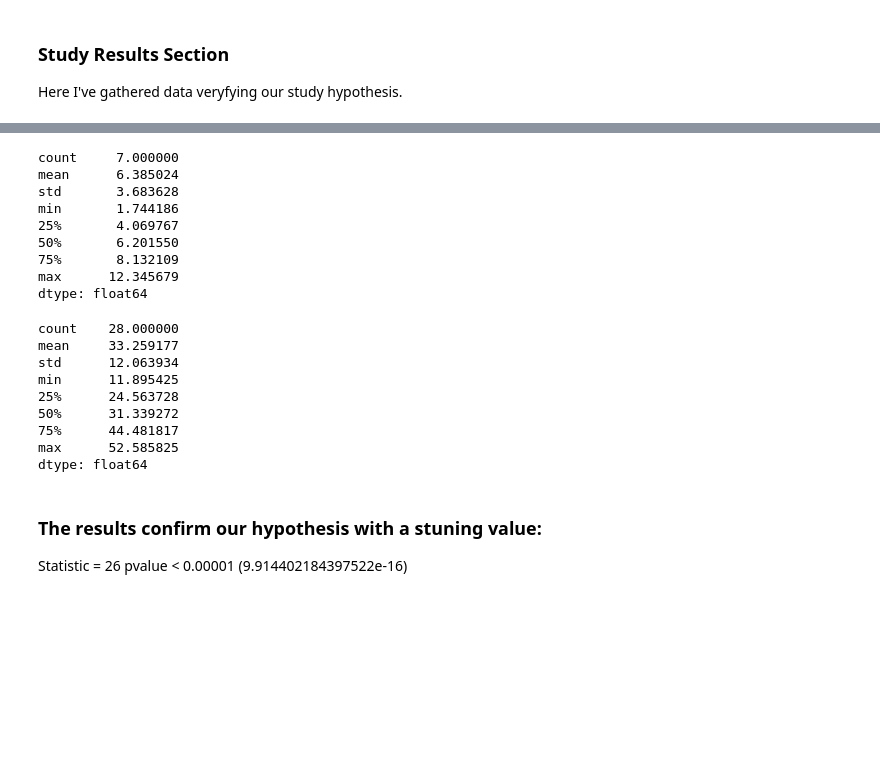
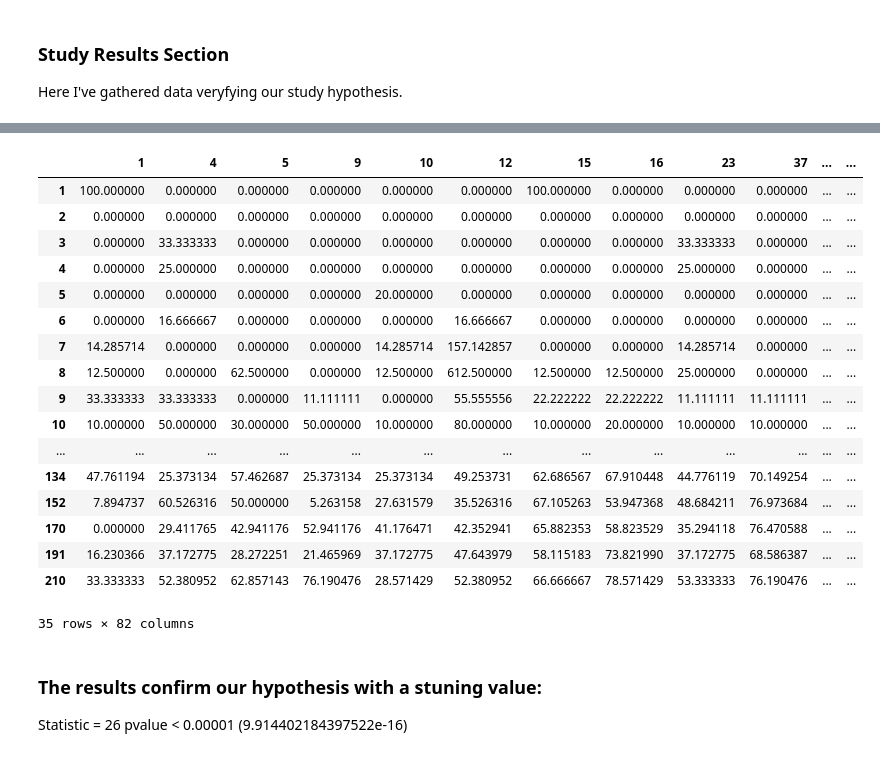
Before and after one commit to LazyDart/The-Discrimination-of-Visual-Number-2022, a Jupyter notebook: Discrimination of Visual Number 2022.ipynb, the cells around one changed output, grey strips where cells are left out. Saved outputs shown, nothing was run; the diff lists cells and outputs as text; code cells hidden in the pictures; blank space fills up the shorter version.

Commit message:
File Update with minor changes to Data
-Removed invalid answers

```diff
--- a/Discrimination of Visual Number 2022.ipynb
+++ b/Discrimination of Visual Number 2022.ipynb
@@ -200,27 +202,26 @@ E1 = percerr.loc[8:210]
-# %%
-E0.describe()
-# %% [output]
-count     7.000000
-mean      6.385024
-std       3.683628
-min       1.744186
-25%       4.069767
-50%       6.201550
-75%       8.132109
-max      12.345679
-dtype: float64
-# %%
-E1.describe()
-# %% [output]
-count    28.000000
-mean     33.259177
-std      12.063934
-min      11.895425
-25%      24.563728
-50%      31.339272
-75%      44.481817
-max      52.585825
-dtype: float64
+# %%
+percerr2 = pd.DataFrame([(100*np.absolute((numbers[scissors].loc[i]-i))/i) for i in numbers.index], indexes)
+# %%
+percerr2
+# %% [output]
+|  | 1 | 4 | 5 | 9 | 10 | 12 | 15 | 16 | 23 | 37 | ... | ... |
+| 1 | 100.000000 | 0.000000 | 0.000000 | 0.000000 | 0.000000 | 0.000000 | 100.000000 | 0.000000 | 0.000000 | 0.000000 | ... | ... |
+| 2 | 0.000000 | 0.000000 | 0.000000 | 0.000000 | 0.000000 | 0.000000 | 0.000000 | 0.000000 | 0.000000 | 0.000000 | ... | ... |
+| 3 | 0.000000 | 33.333333 | 0.000000 | 0.000000 | 0.000000 | 0.000000 | 0.000000 | 0.000000 | 33.333333 | 0.000000 | ... | ... |
+| 4 | 0.000000 | 25.000000 | 0.000000 | 0.000000 | 0.000000 | 0.000000 | 0.000000 | 0.000000 | 25.000000 | 0.000000 | ... | ... |
+| 5 | 0.000000 | 0.000000 | 0.000000 | 0.000000 | 20.000000 | 0.000000 | 0.000000 | 0.000000 | 0.000000 | 0.000000 | ... | ... |
+| 6 | 0.000000 | 16.666667 | 0.000000 | 0.000000 | 0.000000 | 16.666667 | 0.000000 | 0.000000 | 0.000000 | 0.000000 | ... | ... |
+| 7 | 14.285714 | 0.000000 | 0.000000 | 0.000000 | 14.285714 | 157.142857 | 0.000000 | 0.000000 | 14.285714 | 0.000000 | ... | ... |
+| 8 | 12.500000 | 0.000000 | 62.500000 | 0.000000 | 12.500000 | 612.500000 | 12.500000 | 12.500000 | 25.000000 | 0.000000 | ... | ... |
+| 9 | 33.333333 | 33.333333 | 0.000000 | 11.111111 | 0.000000 | 55.555556 | 22.222222 | 22.222222 | 11.111111 | 11.111111 | ... | ... |
+| 10 | 10.000000 | 50.000000 | 30.000000 | 50.000000 | 10.000000 | 80.000000 | 10.000000 | 20.000000 | 10.000000 | 10.000000 | ... | ... |
+| ... | ... | ... | ... | ... | ... | ... | ... | ... | ... | ... | ... | ... |
+| 134 | 47.761194 | 25.373134 | 57.462687 | 25.373134 | 25.373134 | 49.253731 | 62.686567 | 67.910448 | 44.776119 | 70.149254 | ... | ... |
+| 152 | 7.894737 | 60.526316 | 50.000000 | 5.263158 | 27.631579 | 35.526316 | 67.105263 | 53.947368 | 48.684211 | 76.973684 | ... | ... |
+| 170 | 0.000000 | 29.411765 | 42.941176 | 52.941176 | 41.176471 | 42.352941 | 65.882353 | 58.823529 | 35.294118 | 76.470588 | ... | ... |
+| 191 | 16.230366 | 37.172775 | 28.272251 | 21.465969 | 37.172775 | 47.643979 | 58.115183 | 73.821990 | 37.172775 | 68.586387 | ... | ... |
+| 210 | 33.333333 | 52.380952 | 62.857143 | 76.190476 | 28.571429 | 52.380952 | 66.666667 | 78.571429 | 53.333333 | 76.190476 | ... | ... |
+35 rows × 82 columns
 # %%
 zmienna1 = pd.DataFrame([(100*np.absolute((numbers[scissors].loc[i]-i))/i) for i in numbers.index], indexes).T
 # %% [markdown]
```
Also changed, not shown: parts of 17 cells of this notebook.
